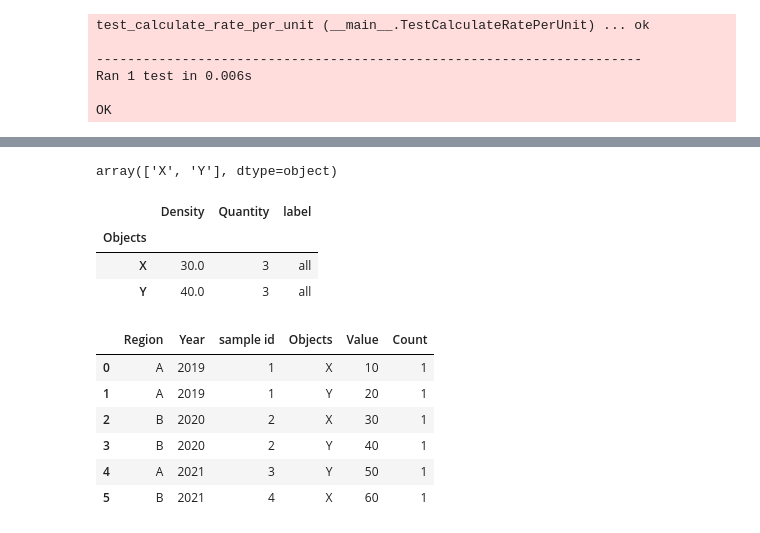
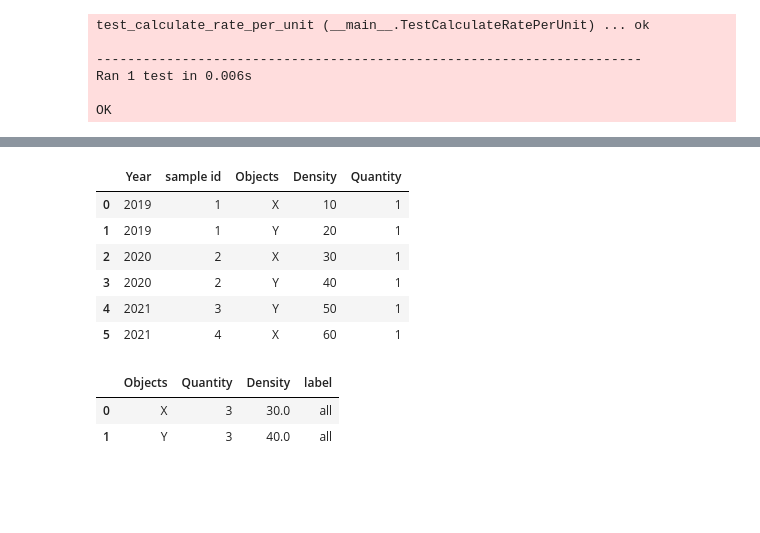
Before and after one commit to hammerdirt-analyst/feb_2024, a Jupyter notebook: a_report_class.ipynb, the cells around one changed output, grey strips where cells are left out. Cells and saved outputs as stored; diff of their text form; code cells hidden in the pictures; blank space fills up the shorter version.

```diff
--- a/a_report_class.ipynb
+++ b/a_report_class.ipynb
@@ -807,30 +1232,39 @@ a
 # %%
-objects_to_check
+# from user input
+feature_name = 'Year'
+object_column = 'Objects'
+sample_id = 'sample id'
+
+# from default or user input
+unit_methods = {'Density': 'sum', 'Quantity': 'count'}
+group_methods = {'Quantity': 'sum','Density': 'median'}
+
+# the feature name, sample id and object columns make up the groupby columns
+# the feauture name is used to mask the different child boundaries
+groupby_columns=[feature_name, sample_id, object_column]
+
+# the labels of the child boundaries are collected
+# using the feature name variable
+boundary_labels = data[feature_name].unique()
+
+# the boundary columns are used when aggregating the child boundaries
+boundary_columns = [object_column]
+
+unit_aggregate = r_class.aggregate_dataframe(data, groupby_columns=groupby_columns, aggregation_functions=unit_methods)
+unit_aggregate
 # %% [output]
-array(['X', 'Y'], dtype=object)
+|  | Year | sample id | Objects | Density | Quantity |
+| 0 | 2019 | 1 | X | 10 | 1 |
+| 1 | 2019 | 1 | Y | 20 | 1 |
+| 2 | 2020 | 2 | X | 30 | 1 |
+| 3 | 2020 | 2 | Y | 40 | 1 |
+| 4 | 2021 | 3 | Y | 50 | 1 |
+| 5 | 2021 | 4 | X | 60 | 1 |
-# %%
-b = r_class.calculate_rate_per_unit(a, objects_to_check=objects_to_check, column_of_interest=column_of_interest, groupby_columns=groupby_columns_2, method= agg_methods2)
-b
-# %% [output]
-|  | Density | Quantity | label |
-| Objects |  |  |  |
-| X | 30.0 | 3 | all |
-| Y | 40.0 | 3 | all |
-# %%
-data = pd.DataFrame({
-            'Region': ['A', 'A', 'B', 'B', 'A', 'B'],
-            'Year': [2019, 2019, 2020, 2020, 2021, 2021],
-            'sample id' : [1, 1, 2, 2, 3, 4],
-            'Objects': ['X', 'Y', 'X', 'Y', 'Y', 'X'],
-            'Value': [10, 20, 30, 40, 50, 60],
-            'Count': [1, 1, 1, 1, 1, 1]
-        })
-data
-# %% [output]
-|  | Region | Year | sample id | Objects | Value | Count |
-| 0 | A | 2019 | 1 | X | 10 | 1 |
-| 1 | A | 2019 | 1 | Y | 20 | 1 |
-| 2 | B | 2020 | 2 | X | 30 | 1 |
-| 3 | B | 2020 | 2 | Y | 40 | 1 |
-| 4 | A | 2021 | 3 | Y | 50 | 1 |
-| 5 | B | 2021 | 4 | X | 60 | 1 |
+# %%
+d = r_class.aggregate_dataframe(unit_aggregate.copy(), groupby_columns=groupby_columns[-1:], aggregation_functions=group_methods)
+d['label'] = 'all'
+d
+# %% [output]
+|  | Objects | Quantity | Density | label |
+| 0 | X | 3 | 30.0 | all |
+| 1 | Y | 3 | 40.0 | all |
```
Also changed, not shown: parts of 30 cells of this notebook, 2 other files.
